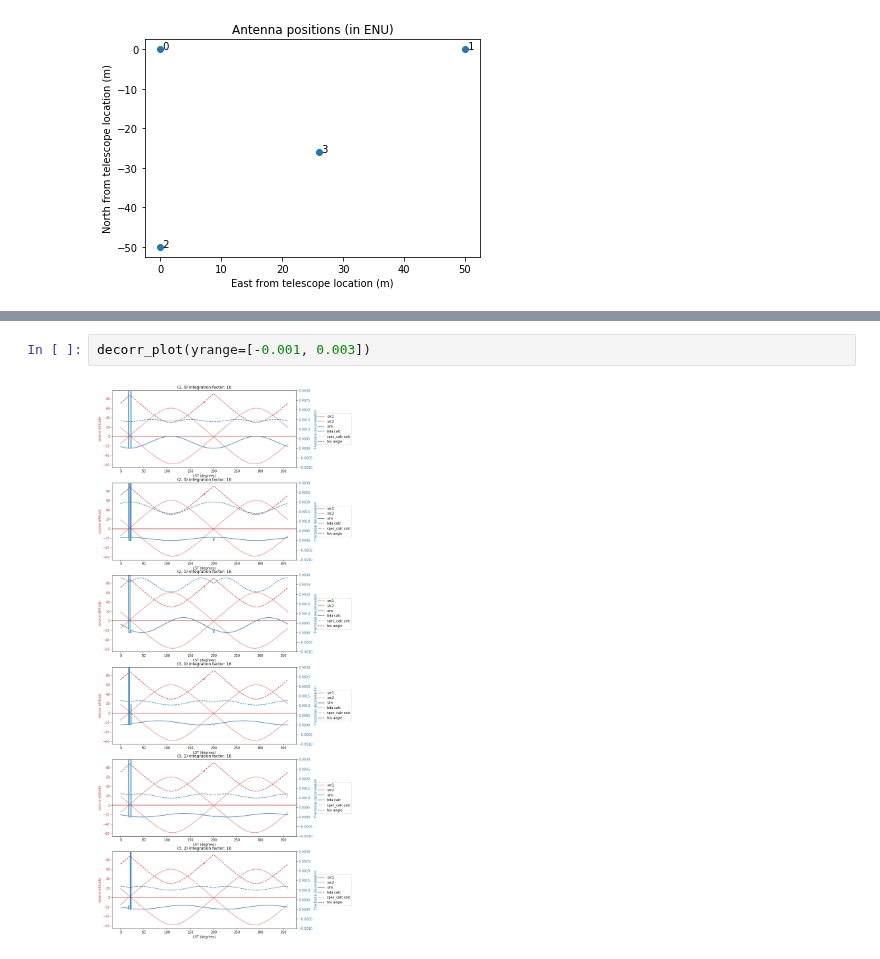
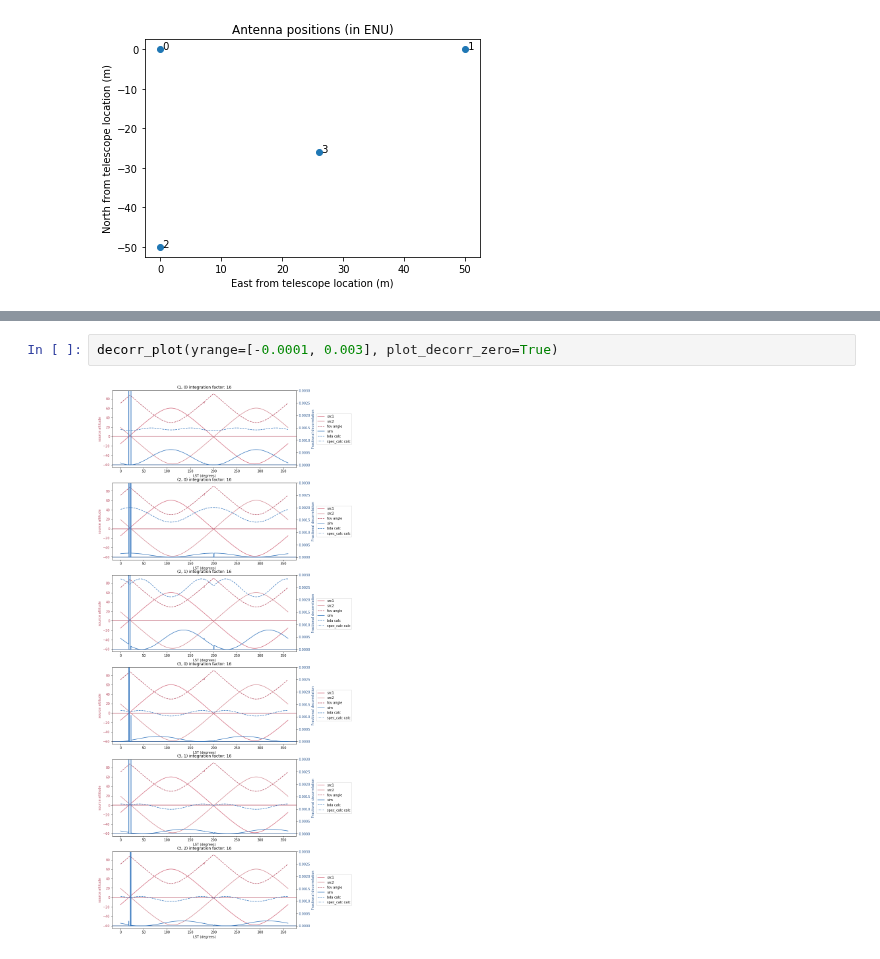
Before and after one commit to bhazelton/random_stuff, a Jupyter notebook: jupyter_notebooks/bda_exploration.ipynb, the cells around one changed output, grey strips where cells are left out. Cells and saved outputs as stored; diff of their text form.

Commit message:
bda notebook: plot improvements

```diff
--- a/jupyter_notebooks/bda_exploration.ipynb
+++ b/jupyter_notebooks/bda_exploration.ipynb
@@ -596,4 +600,4 @@ decorr_plot()
 # %%
-decorr_plot(yrange=[-0.001, 0.003])
+decorr_plot(yrange=[-0.0001, 0.003], plot_decorr_zero=True)
 # %% [output]
-[figure, old version]
+[figure, new version]
```
Also changed, not shown: parts of 2 cells of this notebook.
